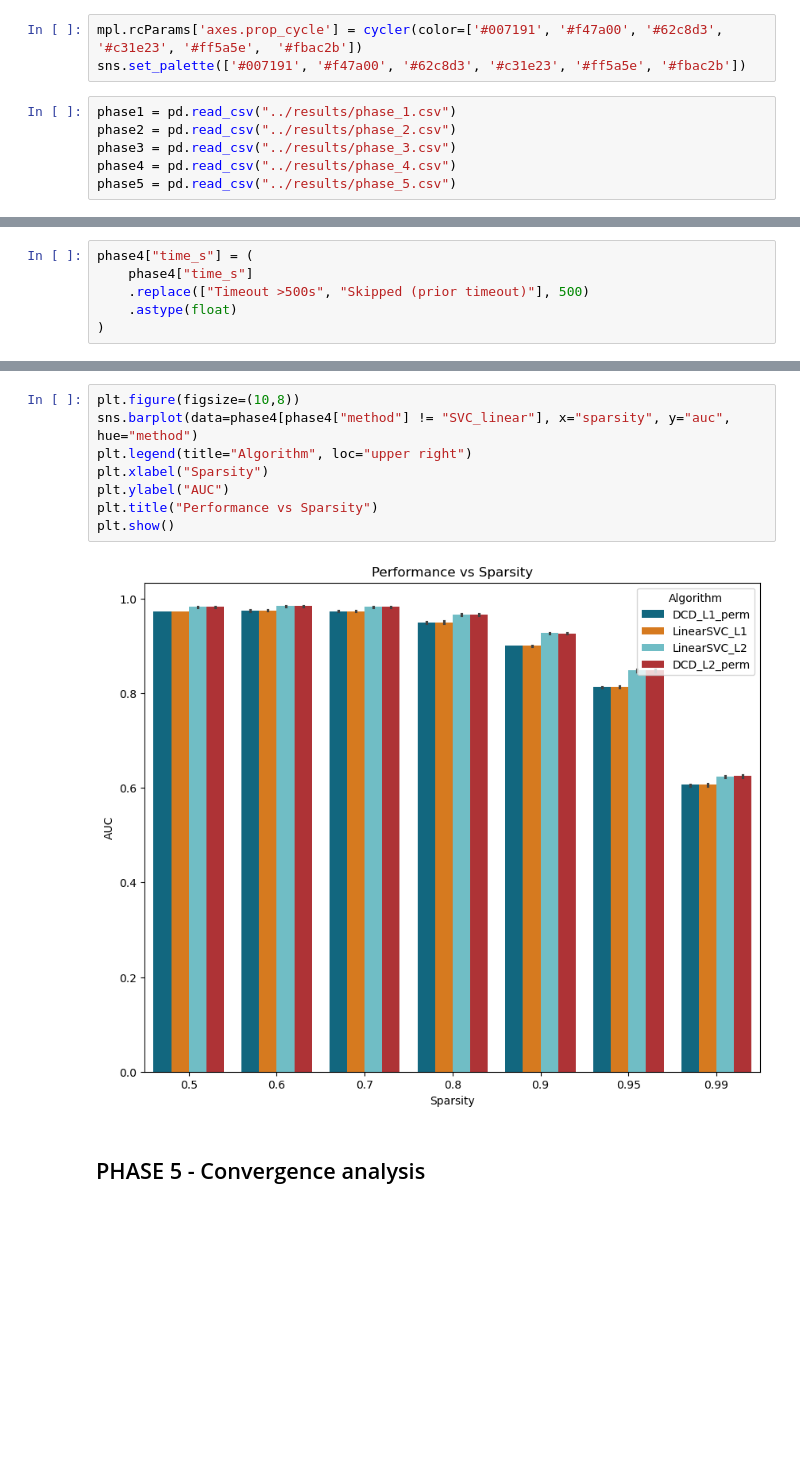
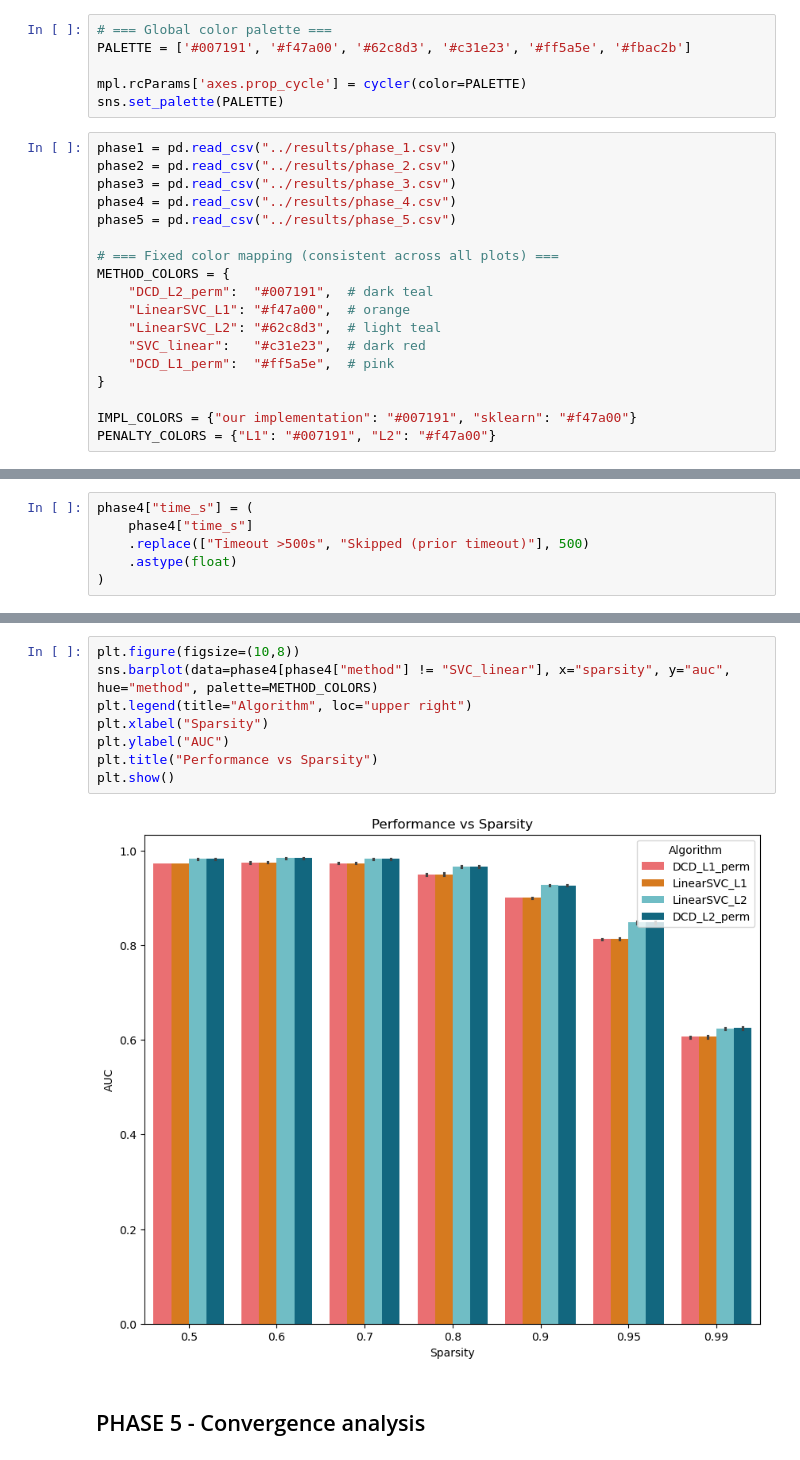
Before and after one commit to xxkaro/CoordinateDescentforDualSVM, a Jupyter notebook: code/visualisations.ipynb, the cells around one changed output, grey strips where cells are left out. Drawn from its saved outputs; the diff is of its cells as text; blank space fills up the shorter version.

Commit message:
visualizations

```diff
--- a/code/visualisations.ipynb
+++ b/code/visualisations.ipynb
@@ -7,14 +7,29 @@ import matplotlib as mpl
 from cycler import cycler
 import numpy as np
 # %%
-mpl.rcParams['axes.prop_cycle'] = cycler(color=['#007191', '#f47a00', '#62c8d3', '#c31e23', '#ff5a5e',  '#fbac2b'])
-sns.set_palette(['#007191', '#f47a00', '#62c8d3', '#c31e23', '#ff5a5e', '#fbac2b'])
+# === Global color palette ===
+PALETTE = ['#007191', '#f47a00', '#62c8d3', '#c31e23', '#ff5a5e', '#fbac2b']
+
+mpl.rcParams['axes.prop_cycle'] = cycler(color=PALETTE)
+sns.set_palette(PALETTE)
 # %%
 phase1 = pd.read_csv("../results/phase_1.csv")
 phase2 = pd.read_csv("../results/phase_2.csv")
 phase3 = pd.read_csv("../results/phase_3.csv")
 phase4 = pd.read_csv("../results/phase_4.csv")
 phase5 = pd.read_csv("../results/phase_5.csv")
+
+# === Fixed color mapping (consistent across all plots) ===
+METHOD_COLORS = {
+    "DCD_L2_perm":  "#007191",  # dark teal
+    "LinearSVC_L1": "#f47a00",  # orange
+    "LinearSVC_L2": "#62c8d3",  # light teal
+    "SVC_linear":   "#c31e23",  # dark red
+    "DCD_L1_perm":  "#ff5a5e",  # pink
+}
+
+IMPL_COLORS = {"our implementation": "#007191", "sklearn": "#f47a00"}
+PENALTY_COLORS = {"L1": "#007191", "L2": "#f47a00"}
 # %% [markdown]
 ## PHASE 1 - Methods comparison
 # %%
@@ -143,13 +173,13 @@ plt.show()
 # %%
 plt.figure(figsize=(10,8))
-sns.barplot(data=phase4[phase4["method"] != "SVC_linear"], x="sparsity", y="auc", hue="method")
+sns.barplot(data=phase4[phase4["method"] != "SVC_linear"], x="sparsity", y="auc", hue="method", palette=METHOD_COLORS)
 plt.legend(title="Algorithm", loc="upper right")
 plt.xlabel("Sparsity")
 plt.ylabel("AUC")
 plt.title("Performance vs Sparsity")
 plt.show()
 # %% [output]
-[figure, old version]
+[figure, new version]
 # %% [markdown]
 ## PHASE 5 - Convergence analysis
 # %%
```
Also changed, not shown: parts of 19 cells of this notebook.
